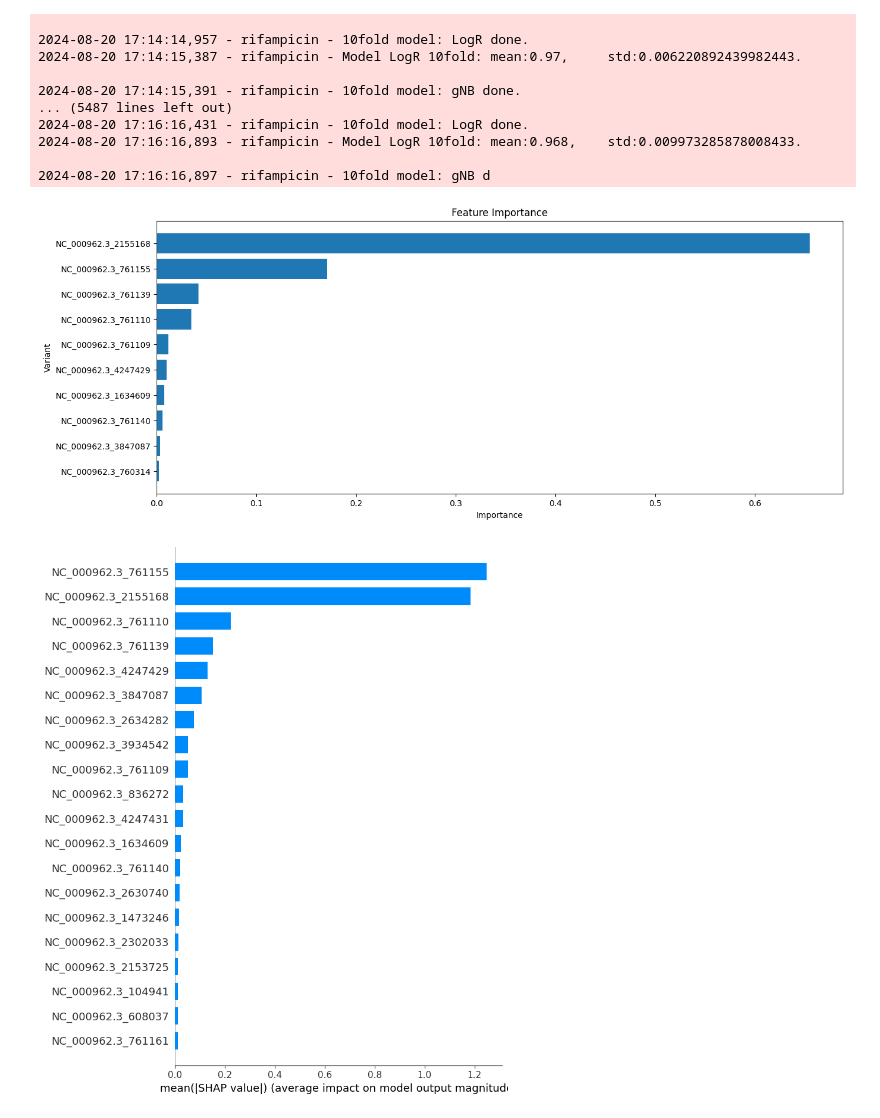
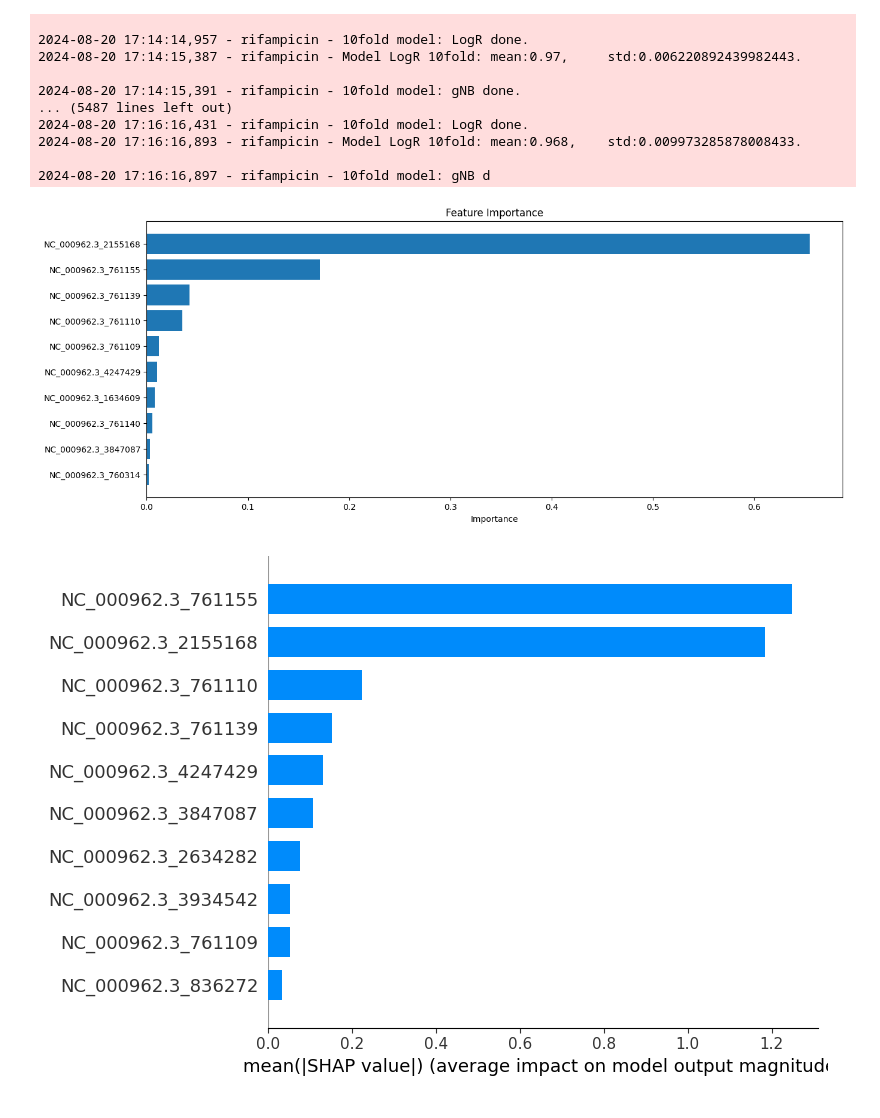
Before and after one commit to microbial123/MTB-AMR-Programming-codes-0826, a Jupyter notebook: Figure2/Figure_2.ipynb, the cells around one changed output. Cells and saved outputs as stored; diff of their text form; code cells hidden in the pictures.

```diff
--- a/Figure2/Figure_2.ipynb
+++ b/Figure2/Figure_2.ipynb
@@ -1209,16 +1209,15 @@ def Model_plot():
     Train_data_Y = Train_data.iloc[:,-1] # last column label
     data2pre_X = data2pre.iloc[:, 1:-1]
 
-    # 设置 matplotlib 的样式为白色背景
-    plt.style.use('default')  # 先恢复默认样式
-    plt.rcParams['axes.facecolor'] = 'white'  # 设置背景颜色为白色
-    plt.rcParams['figure.facecolor'] = 'white'  # 设置图形背景颜色为白色
+    # matplotlib
+    plt.style.use('default')
+    plt.rcParams['axes.facecolor'] = 'white'
+    plt.rcParams['figure.facecolor'] = 'white'
     #Load the Optimal model GBC
     import pickle
     model = pickle.load(open(Classifiers, 'rb'))
 
     #Figure 2B i) feature_importances
-
     feature_importances = model.feature_importances_
     feature_names = Train_data_X.columns
     feature_importance_df = pd.DataFrame({'feature': feature_names, 'importance': feature_importances})
@@ -1227,48 +1226,44 @@ def Model_plot():
     plt.figure(figsize=(15, 6))
     plt.barh(feature_importance_df['feature'][:10], feature_importance_df['importance'][:10])  # Top15
     plt.xlabel('Importance')
-    plt.ylabel('Variant')
+    # plt.ylabel('Variant')
     plt.title('Feature Importance')
     plt.gca().invert_yaxis()
     plt.show()
 
-        # 设置 matplotlib 的样式为白色背景
-    plt.style.use('default')  # 先恢复默认样式
-    plt.rcParams['axes.facecolor'] = 'white'  # 设置背景颜色为白色
-    plt.rcParams['figure.facecolor'] = 'white'  # 设置图形背景颜色为白色
+    # matplotlib
+    plt.style.use('default')
+    plt.rcParams['axes.facecolor'] = 'white'
+    plt.rcParams['figure.facecolor'] = 'white'
     #Figure 2B ii) SHAP value
     explainer = shap.TreeExplainer(model)
     shap_values = shap.TreeExplainer(model).shap_values(Train_data_X)
     shap_values2 = explainer(data2pre_X)
-    shap.summary_plot(shap_values,Train_data_X, plot_type="bar")
-    # 显示图形
+    shap.summary_plot(shap_values,Train_data_X, max_display=10, plot_type="bar")
     plt.show()
 
     #Figure 2B iii)：SHAP summary_plot
-            # 设置 matplotlib 的样式为白色背景
-    plt.style.use('default')  # 先恢复默认样式
-    plt.rcParams['axes.facecolor'] = 'white'  # 设置背景颜色为白色
-    plt.rcParams['figure.facecolor'] = 'white'  # 设置图形背景颜色为白色
+    plt.style.use('default')
+    plt.rcParams['axes.facecolor'] = 'white'
+    plt.rcParams['figure.facecolor'] = 'white'
     shap.summary_plot(shap_values, Train_data_X)
-    # 显示图形
     plt.show()
 
 #antibiotics_model
 antb_Classifiers = {'rifampicin': 'GBC'}
 
 for antb, Classifiers in antb_Classifiers.items():
 
     #Import amr-ast data from github repository
     Train = f'../Data/{antb}.csv'
     #Import bacterial strains without caapenemase from github repository
     Predict = f'../Data/{antb}_to_predict_MTB.csv'
-
     Classifiers = f'../Figure2/All_fold6_rst/{antb}_{Classifiers}.sav'
 
     Model_plot()
 # %% [output]
-[figure, old version]
+[figure, new version]
-[figure, old version]
+[figure, new version]
 [figure]
 # %%
 data = pd.read_csv('../Data/rifampicin.csv')
```
